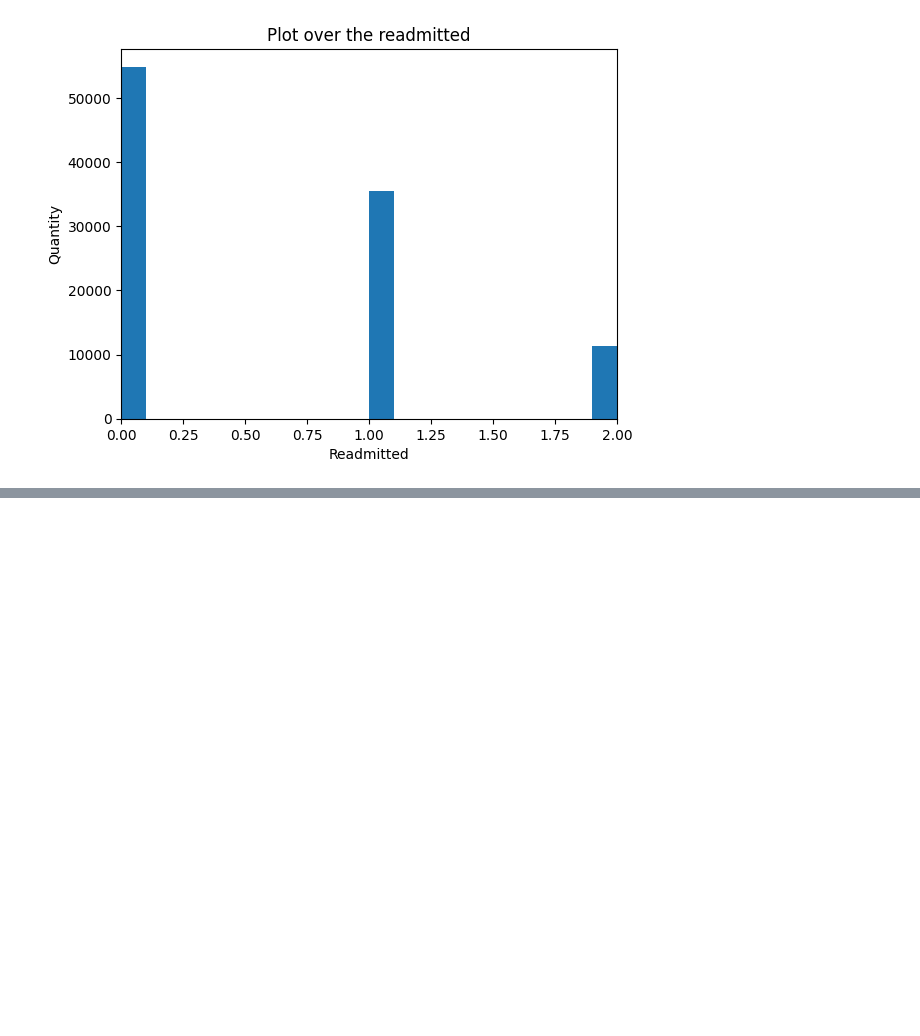
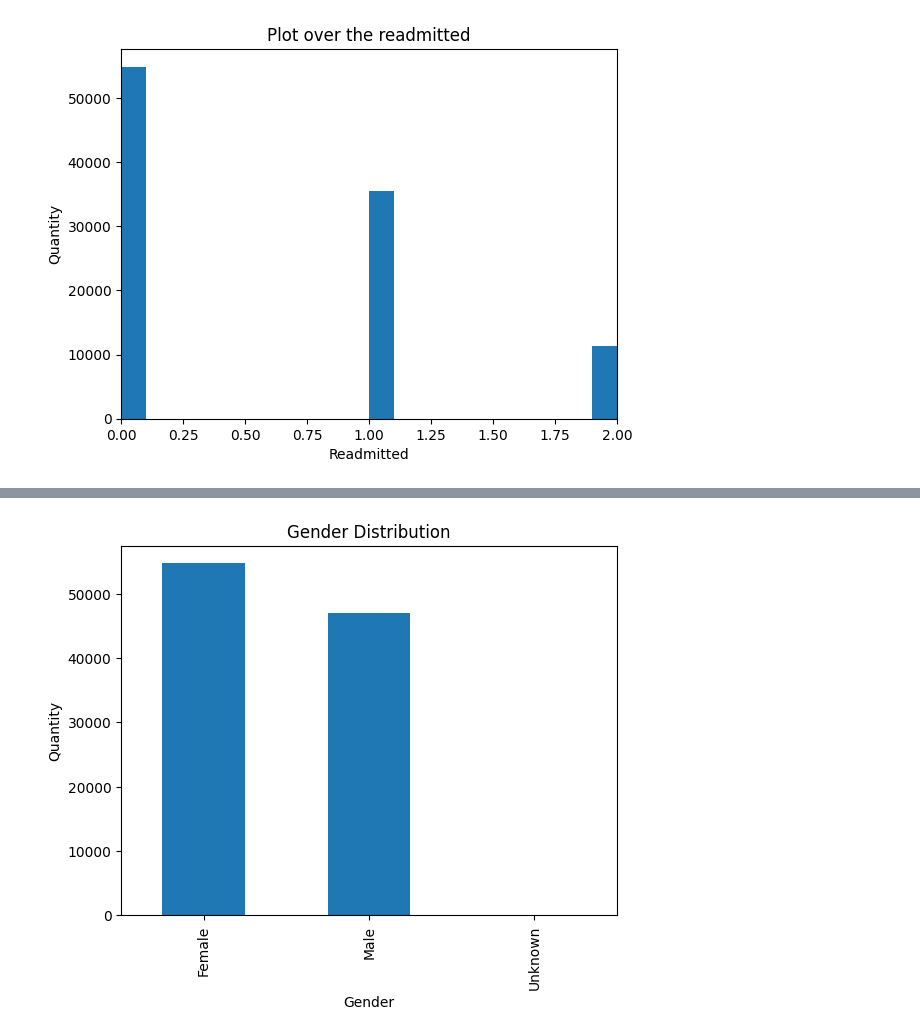
Before and after one commit to hannahpettersson/machinelearning_group10, a Jupyter notebook: plot.ipynb, the cells around one changed output, grey strips where cells are left out. Saved outputs shown, nothing was run; the diff lists cells and outputs as text; code cells hidden in the pictures; blank space fills up the shorter version.

```diff
--- a/plot.ipynb
+++ b/plot.ipynb
@@ -102,0 +133,16 @@ plt.show()
+# %%
+gender = newdf['gender'].value_counts(dropna=False)
+
+gender = gender.rename(index={"Unknown/Invalid": "Unknown", None: "Unknown"})
+
+gender.plot(kind='bar')
+
+plt.title("Gender Distribution")
+plt.xlabel("Gender")
+plt.ylabel("Quantity")
+# plt.xticks(rotation=45) # Rotates labels so they don't overlap
+# plt.tight_layout()       # Ensures labels aren't cut off
+
+plt.show()
+# %% [output]
+[figure, added]
```
Also changed, not shown: parts of 5 cells of this notebook.
